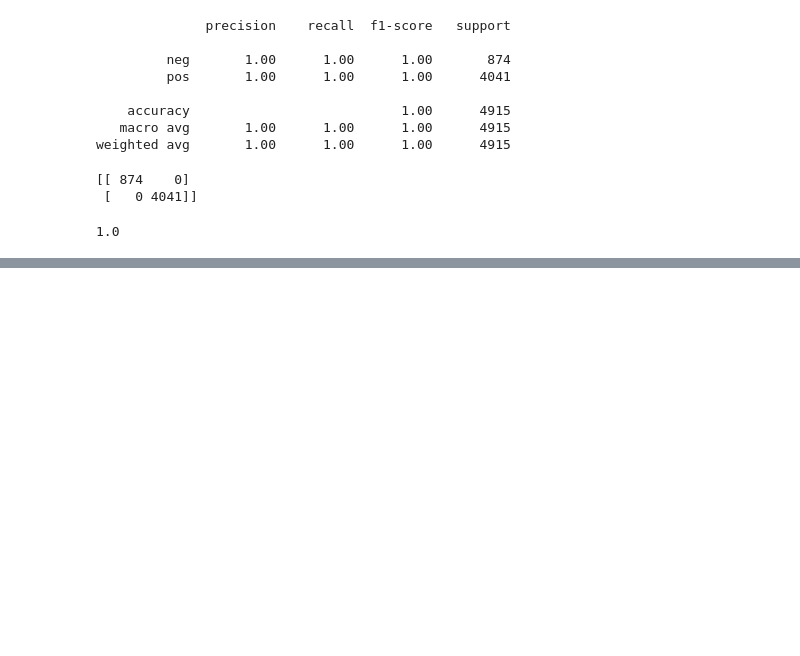
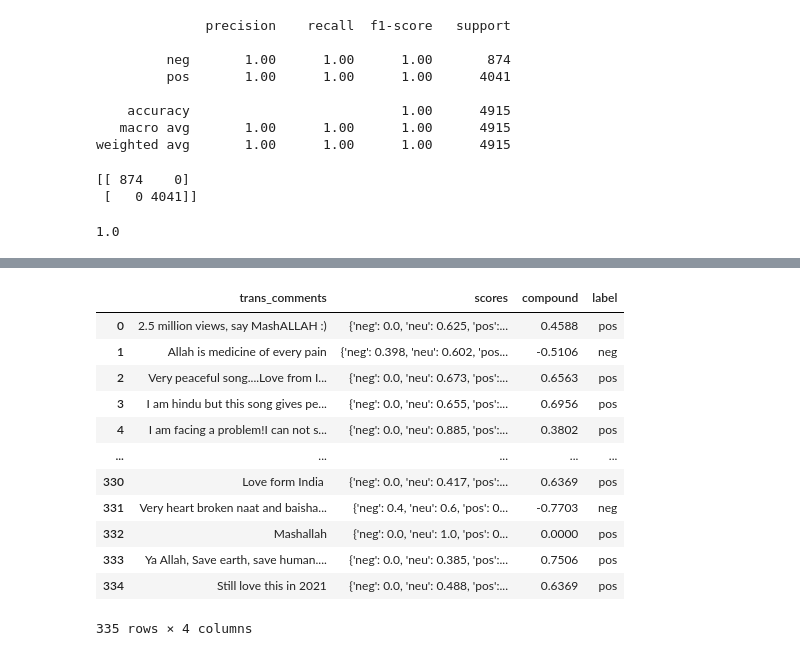
Before and after one commit to shahhhashmatali2002/NLP, a Jupyter notebook: Sentiment_Analysis.ipynb, the cells around one changed output, grey strips where cells are left out. Cells and saved outputs as stored; diff of their text form; code cells hidden in the pictures; blank space fills up the shorter version.

Commit message:
youtube comments scrap and translate and sentiment analysis

```diff
--- a/Sentiment_Analysis.ipynb
+++ b/Sentiment_Analysis.ipynb
@@ -130,3 +130,7 @@ print(confusion_matrix(df['label'],df['comp_score']))
 accuracy_score(df['label'],df['comp_score'])
 # %% [output]
 1.0
+# %%
+# Youtube Comments Sentiment Analysis
+df = pd.read_csv('ytb_trans_comments.csv')
+df
@@ -132,0 +175,3 @@ accuracy_score(df['label'],df['comp_score'])
+# %%
+df['scores'] = df['trans_comments'].apply(lambda trans_comments: sid.polarity_scores(str(trans_comments)))
+df.head()
@@ -132,0 +185,3 @@ accuracy_score(df['label'],df['comp_score'])
+# %%
+df['compound'] = df['scores'].apply(lambda score_dict: score_dict['compound'])
+df.head()
@@ -132,0 +195,17 @@ accuracy_score(df['label'],df['comp_score'])
+# %%
+df['label'] = df['compound'].apply(lambda c: 'pos' if c >= 0 else 'neg')
+df
+# %% [output]
+|  | trans_comments | scores | compound | label |
+| 0 | 2.5 million views, say MashALLAH :) | {'neg': 0.0, 'neu': 0.625, 'pos':... | 0.4588 | pos |
+| 1 | Allah is medicine of every pain | {'neg': 0.398, 'neu': 0.602, 'pos... | -0.5106 | neg |
+| 2 | Very peaceful song....Love from I... | {'neg': 0.0, 'neu': 0.673, 'pos':... | 0.6563 | pos |
+| 3 | I am hindu but this song gives pe... | {'neg': 0.0, 'neu': 0.655, 'pos':... | 0.6956 | pos |
+| 4 | I am facing a problem!I can not s... | {'neg': 0.0, 'neu': 0.885, 'pos':... | 0.3802 | pos |
+| ... | ... | ... | ... | ... |
+| 330 | Love form India ️️️ | {'neg': 0.0, 'neu': 0.417, 'pos':... | 0.6369 | pos |
+| 331 | Very heart broken naat and baisha... | {'neg': 0.4, 'neu': 0.6, 'pos': 0... | -0.7703 | neg |
+| 332 | Mashallah | {'neg': 0.0, 'neu': 1.0, 'pos': 0... | 0.0000 | pos |
+| 333 | Ya Allah, Save earth, save human.... | {'neg': 0.0, 'neu': 0.385, 'pos':... | 0.7506 | pos |
+| 334 | Still love this in 2021 | {'neg': 0.0, 'neu': 0.488, 'pos':... | 0.6369 | pos |
+335 rows × 4 columns
```
Also changed, not shown: parts of 4 cells of this notebook, 6 other files.
